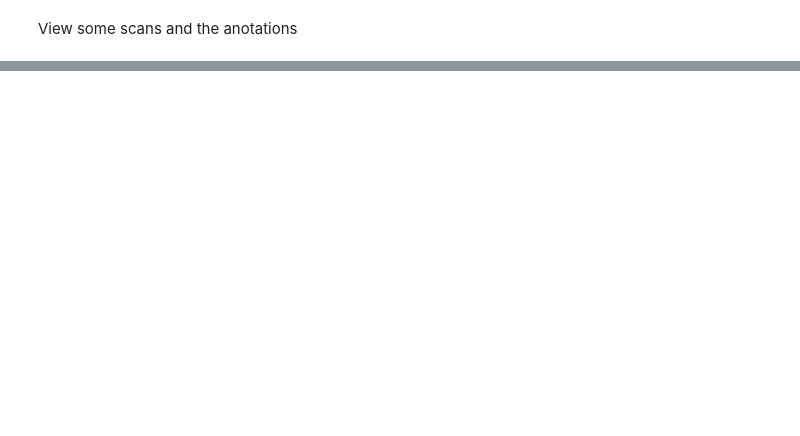
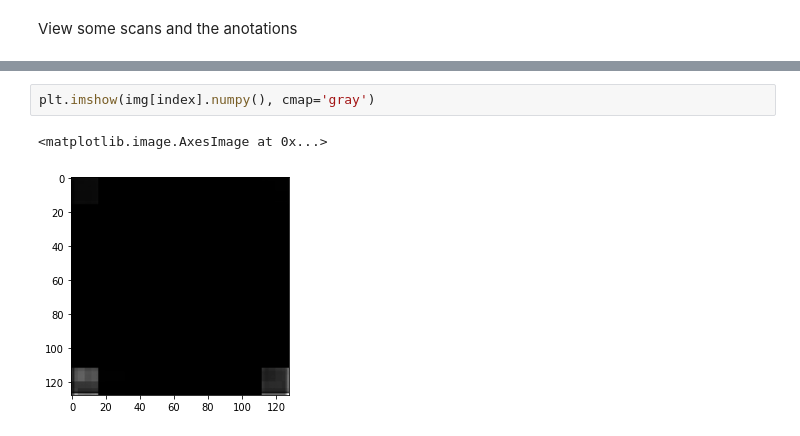
Before and after one commit to ArnolFokam/UNET-Multitask-NN, a Jupyter notebook: notebooks/training.ipynb, the cells around one changed output, grey strips where cells are left out. Saved outputs shown, nothing was run; the diff lists cells and outputs as text; blank space fills up the shorter version.

```diff
--- a/notebooks/training.ipynb
+++ b/notebooks/training.ipynb
@@ -230,0 +231,5 @@ plt.imshow(img[0])
+# %%
+plt.imshow(img[index].numpy(), cmap='gray')
+# %% [output]
+<matplotlib.image.AxesImage at 0x...>
+[figure, added]
```
Also changed, not shown: parts of 10 cells of this notebook, 13 other files.
